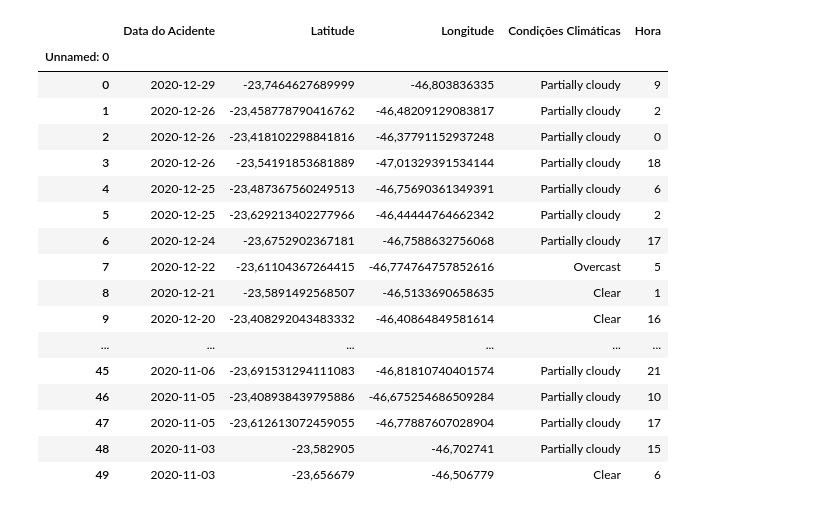
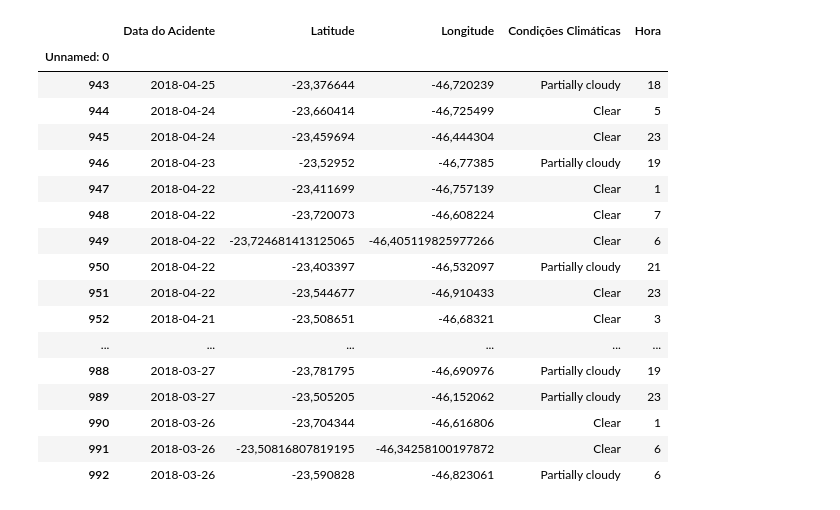
Before and after one commit to renatolotto/Projeto-TERA-Data-Science---Acidentes-Motocicletas, a Jupyter notebook: 04_Weather_consolidação.ipynb, the cells around one changed output. Saved outputs shown, nothing was run; the diff lists cells and outputs as text; code cells hidden in the pictures.

```diff
--- a/04_Weather_consolidação.ipynb
+++ b/04_Weather_consolidação.ipynb
@@ -29,23 +38,23 @@ combined_csv.set_index('Unnamed: 0',inplace=True)
 # %%
 combined_csv.sort_index(inplace=True)
 # %%
-combined_csv.head(50)
+combined_csv.tail(50)
 # %% [output]
 |  | Data do Acidente | Latitude | Longitude | Condições Climáticas | Hora |
 | Unnamed: 0 |  |  |  |  |  |
-| 0 | 2020-12-29 | -23,7464627689999 | -46,803836335 | Partially cloudy | 9 |
-| 1 | 2020-12-26 | -23,458778790416762 | -46,48209129083817 | Partially cloudy | 2 |
-| 2 | 2020-12-26 | -23,418102298841816 | -46,37791152937248 | Partially cloudy | 0 |
-| 3 | 2020-12-26 | -23,54191853681889 | -47,01329391534144 | Partially cloudy | 18 |
-| 4 | 2020-12-25 | -23,487367560249513 | -46,75690361349391 | Partially cloudy | 6 |
-| 5 | 2020-12-25 | -23,629213402277966 | -46,44444764662342 | Partially cloudy | 2 |
-| 6 | 2020-12-24 | -23,6752902367181 | -46,7588632756068 | Partially cloudy | 17 |
-| 7 | 2020-12-22 | -23,61104367264415 | -46,774764757852616 | Overcast | 5 |
-| 8 | 2020-12-21 | -23,5891492568507 | -46,5133690658635 | Clear | 1 |
-| 9 | 2020-12-20 | -23,408292043483332 | -46,40864849581614 | Clear | 16 |
+| 943 | 2018-04-25 | -23,376644 | -46,720239 | Partially cloudy | 18 |
+| 944 | 2018-04-24 | -23,660414 | -46,725499 | Clear | 5 |
+| 945 | 2018-04-24 | -23,459694 | -46,444304 | Clear | 23 |
+| 946 | 2018-04-23 | -23,52952 | -46,77385 | Partially cloudy | 19 |
+| 947 | 2018-04-22 | -23,411699 | -46,757139 | Clear | 1 |
+| 948 | 2018-04-22 | -23,720073 | -46,608224 | Clear | 7 |
+| 949 | 2018-04-22 | -23,724681413125065 | -46,405119825977266 | Clear | 6 |
+| 950 | 2018-04-22 | -23,403397 | -46,532097 | Partially cloudy | 21 |
+| 951 | 2018-04-22 | -23,544677 | -46,910433 | Clear | 23 |
+| 952 | 2018-04-21 | -23,508651 | -46,68321 | Clear | 3 |
 | ... | ... | ... | ... | ... | ... |
-| 45 | 2020-11-06 | -23,691531294111083 | -46,81810740401574 | Partially cloudy | 21 |
-| 46 | 2020-11-05 | -23,408938439795886 | -46,675254686509284 | Partially cloudy | 10 |
-| 47 | 2020-11-05 | -23,612613072459055 | -46,77887607028904 | Partially cloudy | 17 |
-| 48 | 2020-11-03 | -23,582905 | -46,702741 | Partially cloudy | 15 |
-| 49 | 2020-11-03 | -23,656679 | -46,506779 | Clear | 6 |
+| 988 | 2018-03-27 | -23,781795 | -46,690976 | Partially cloudy | 19 |
+| 989 | 2018-03-27 | -23,505205 | -46,152062 | Partially cloudy | 23 |
+| 990 | 2018-03-26 | -23,704344 | -46,616806 | Clear | 1 |
+| 991 | 2018-03-26 | -23,50816807819195 | -46,34258100197872 | Clear | 6 |
+| 992 | 2018-03-26 | -23,590828 | -46,823061 | Partially cloudy | 6 |
```
Also changed, not shown: parts of 1 cell of this notebook, 10 other files.
